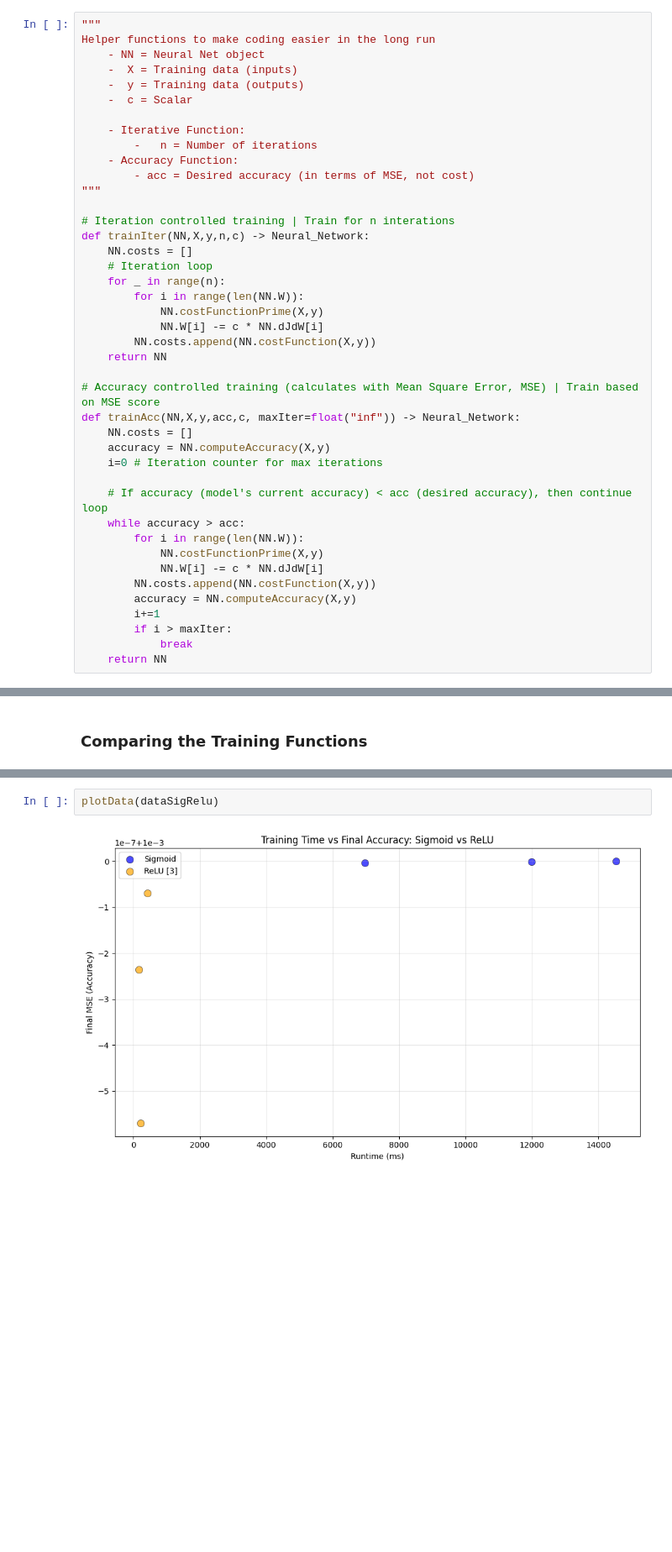
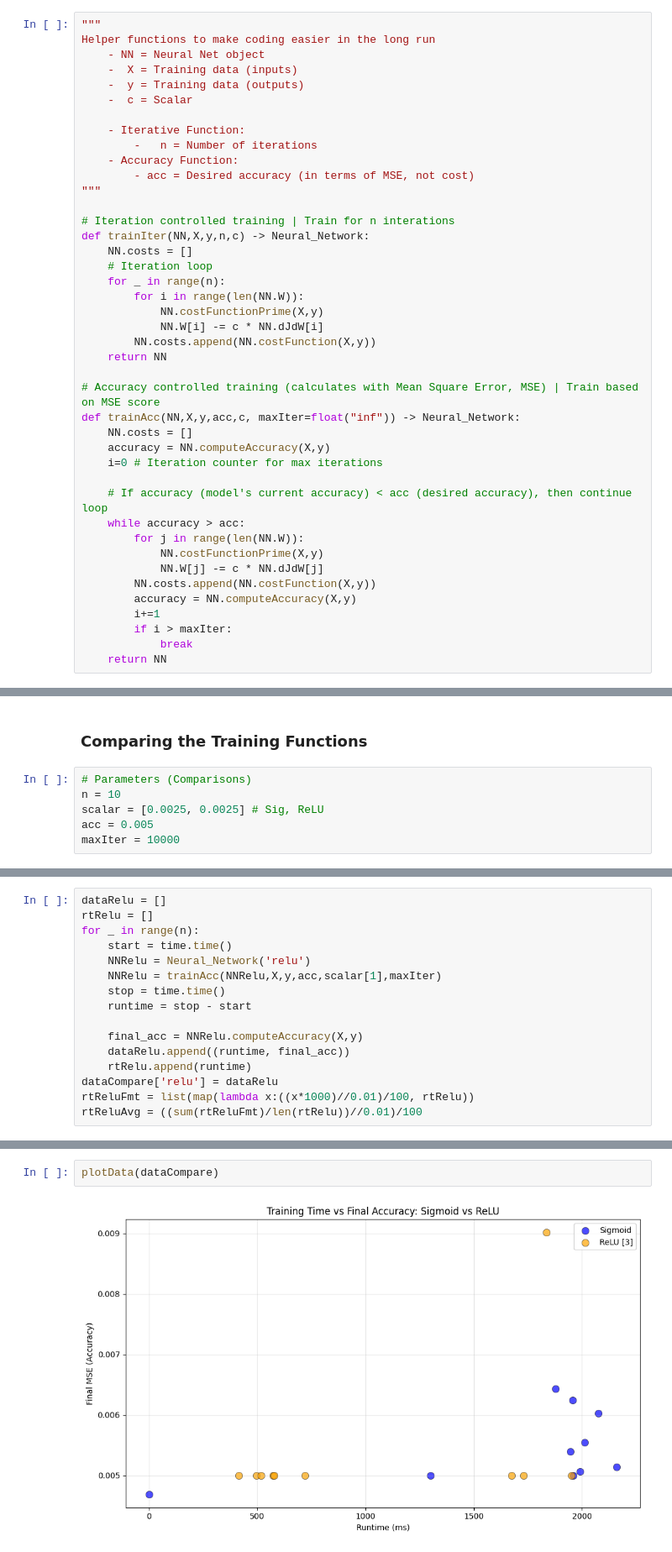
Before and after one commit to Saccadence/CogSci-131, a Jupyter notebook: Assignment 1/Assignment 1.ipynb, the cells around one changed output, grey strips where cells are left out. Shown at 84% size. Cells and saved outputs as stored; diff of their text form; blank space fills up the shorter version.

```diff
--- a/Assignment 1/Assignment 1.ipynb
+++ b/Assignment 1/Assignment 1.ipynb
@@ -256,9 +254,9 @@ def trainAcc(NN,X,y,acc,c, maxIter=float("inf")) -> Neural_Network:
 
     # If accuracy (model's current accuracy) < acc (desired accuracy), then continue loop
     while accuracy > acc:
-        for i in range(len(NN.W)):
+        for j in range(len(NN.W)):
             NN.costFunctionPrime(X,y)
-            NN.W[i] -= c * NN.dJdW[i]
+            NN.W[j] -= c * NN.dJdW[j]
         NN.costs.append(NN.costFunction(X,y))
         accuracy = NN.computeAccuracy(X,y)
         i+=1
@@ -502,4 +465,10 @@ Defined in Part 1, the ReLU (Rectified Linear Unit) function returns the input i
 Furthermore, the ReLU function avoids an issue that is present in the Sigmoid function in which the compression of the inputs to a value between 0 and 1 causes intensity to be lost, leading to the "vanishing gradient problem" which impacts the training needed for weight matricies.
 # %% [markdown]
 ### Comparing the Training Functions
+# %%
+# Parameters (Comparisons)
+n = 10
+scalar = [0.0025, 0.0025] # Sig, ReLU
+acc = 0.005
+maxIter = 10000
 # %%
@@ -545 +492,17 @@ rtReluAvg = ((sum(rtReluFmt)/len(rtRelu))//0.01)/100
+# %%
+dataRelu = []
+rtRelu = []
+for _ in range(n):
+    start = time.time()
+    NNRelu = Neural_Network('relu')
+    NNRelu = trainAcc(NNRelu,X,y,acc,scalar[1],maxIter)
+    stop = time.time()
+    runtime = stop - start
+
+    final_acc = NNRelu.computeAccuracy(X,y)
+    dataRelu.append((runtime, final_acc))
+    rtRelu.append(runtime)
+dataCompare['relu'] = dataRelu
+rtReluFmt = list(map(lambda x:((x*1000)//0.01)/100, rtRelu))
+rtReluAvg = ((sum(rtReluFmt)/len(rtRelu))//0.01)/100
 # %%
@@ -572,7 +529,7 @@ Max: 421.95 ms | Min: 157.47 ms
 # %%
-plotData(dataSigRelu)
+plotData(dataCompare)
 # %% [output]
-[figure, old version]
+[figure, new version]
 # %% [markdown]
 #### Accuracy vs. Runtime - 0.001 Scalar and 0.001 Accuracy (MSE)
 ![](Attachments/Scatter%20-%200.001%20MSE%20(Variable%20Scalar).png)
```
Also changed, not shown: parts of 17 cells of this notebook.
